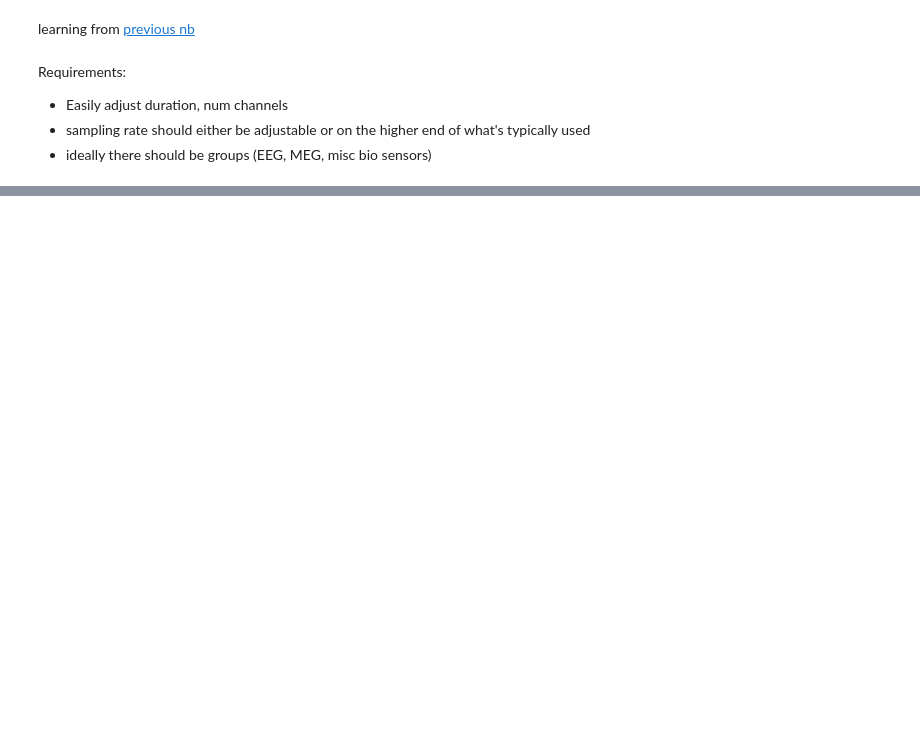
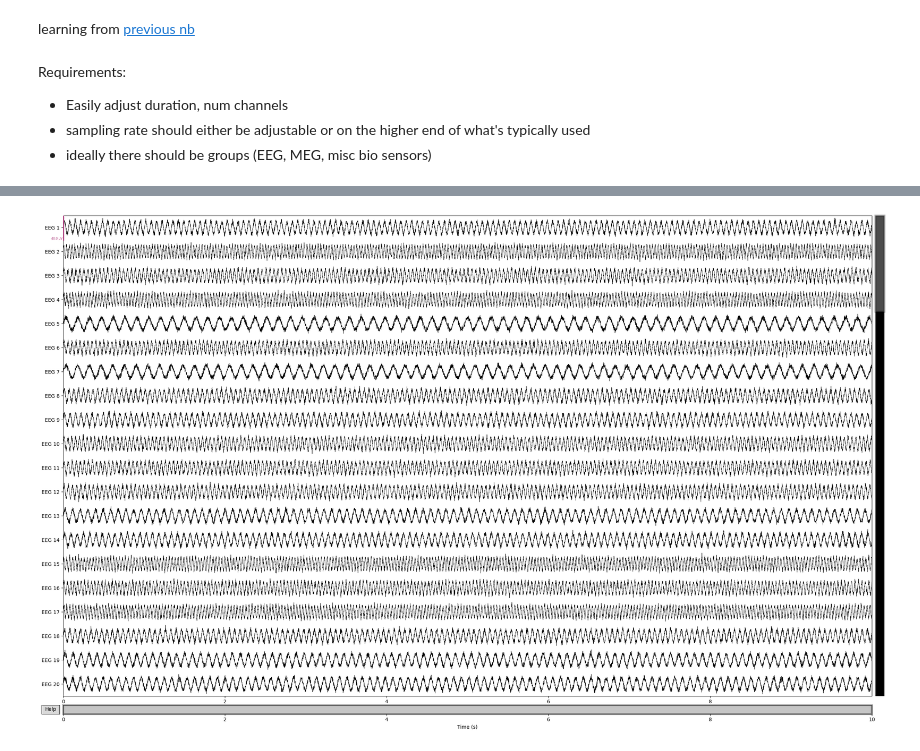
Before and after one commit to holoviz-topics/neuro, a Jupyter notebook: notebooks/eeg_viewer/2023-03-10_simdata_MNE.ipynb, the cells around one changed output, grey strips where cells are left out. Cells and saved outputs as stored; diff of their text form; code cells hidden in the pictures; blank space fills up the shorter version.

```diff
--- a/notebooks/eeg_viewer/2023-03-10_simdata_MNE.ipynb
+++ b/notebooks/eeg_viewer/2023-03-10_simdata_MNE.ipynb
@@ -29,0 +85,5 @@ Ready.
+# %%
+mne.viz.set_browser_backend('matplotlib')
+eeg.plot();
+# %% [output]
+[figure, added]
```
Also changed, not shown: parts of 8 cells of this notebook, 3 other files.
